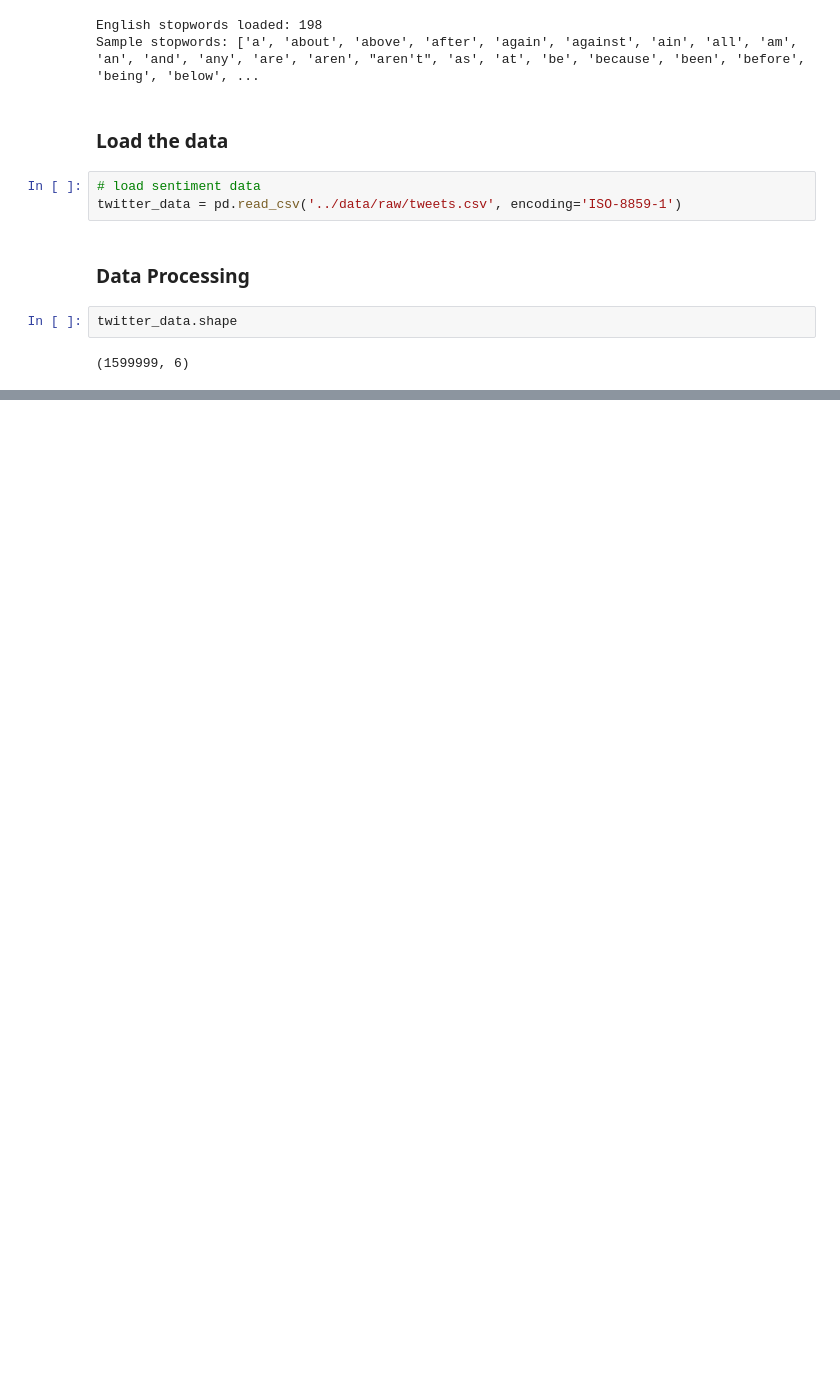
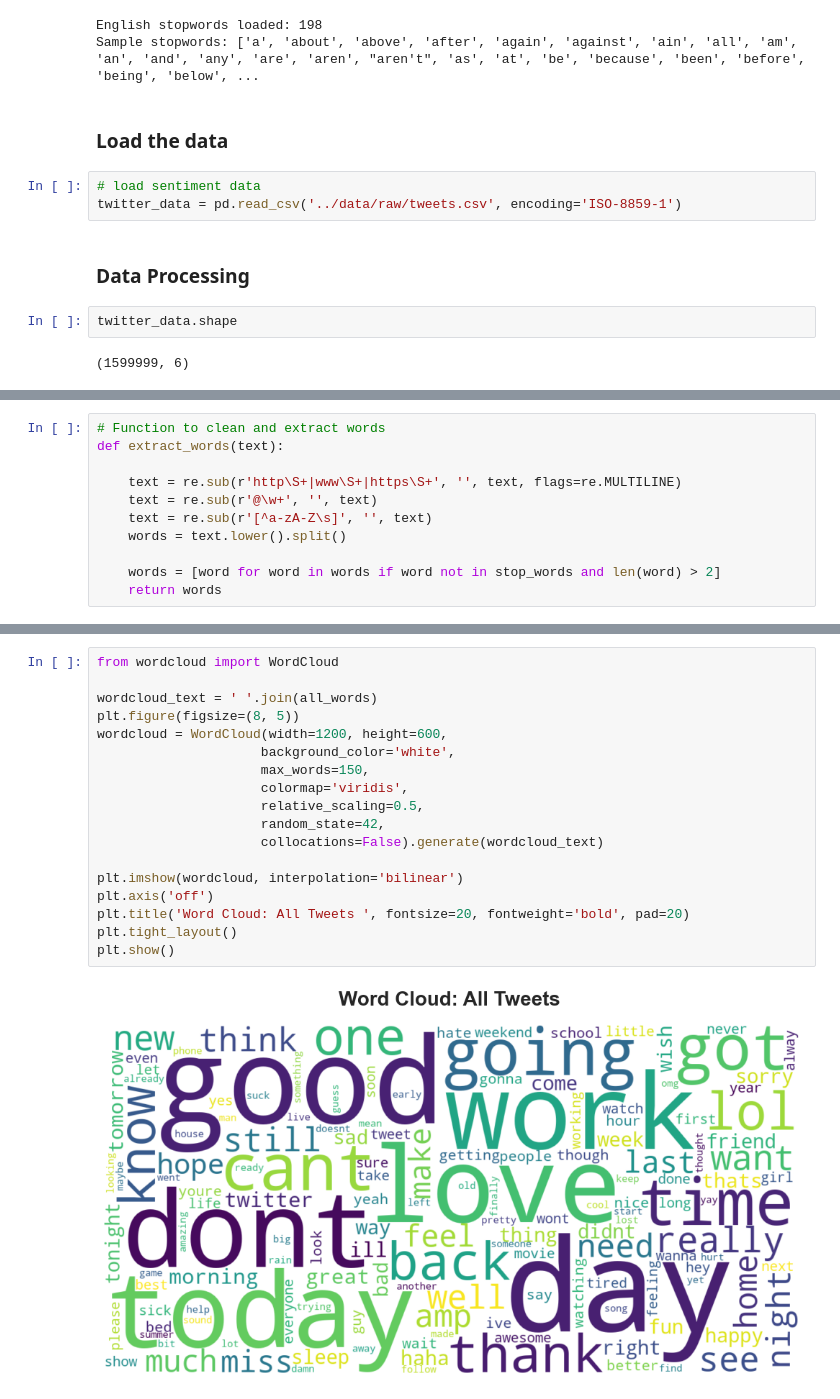
Before and after one commit to Kahkashan2708/Twitter-Sentiment-Analysis-mlops, a Jupyter notebook: Notebook/EDA.ipynb, the cells around one changed output, grey strips where cells are left out. Saved outputs shown, nothing was run; the diff lists cells and outputs as text; blank space fills up the shorter version.

```diff
--- a/Notebook/EDA.ipynb
+++ b/Notebook/EDA.ipynb
@@ -56,0 +153,11 @@ twitter_data.shape
+# %%
+# Function to clean and extract words
+def extract_words(text):
+
+    text = re.sub(r'http\S+|www\S+|https\S+', '', text, flags=re.MULTILINE)
+    text = re.sub(r'@\w+', '', text)
+    text = re.sub(r'[^a-zA-Z\s]', '', text)
+    words = text.lower().split()
+
+    words = [word for word in words if word not in stop_words and len(word) > 2]
+    return words
@@ -56,0 +232,20 @@ twitter_data.shape
+# %%
+from wordcloud import WordCloud
+
+wordcloud_text = ' '.join(all_words)
+plt.figure(figsize=(8, 5))
+wordcloud = WordCloud(width=1200, height=600,
+                     background_color='white',
+                     max_words=150,
+                     colormap='viridis',
+                     relative_scaling=0.5,
+                     random_state=42,
+                     collocations=False).generate(wordcloud_text)
+
+plt.imshow(wordcloud, interpolation='bilinear')
+plt.axis('off')
+plt.title('Word Cloud: All Tweets ', fontsize=20, fontweight='bold', pad=20)
+plt.tight_layout()
+plt.show()
+# %% [output]
+[figure, added]
```
Also changed, not shown: parts of 23 cells of this notebook, 8 other files.
